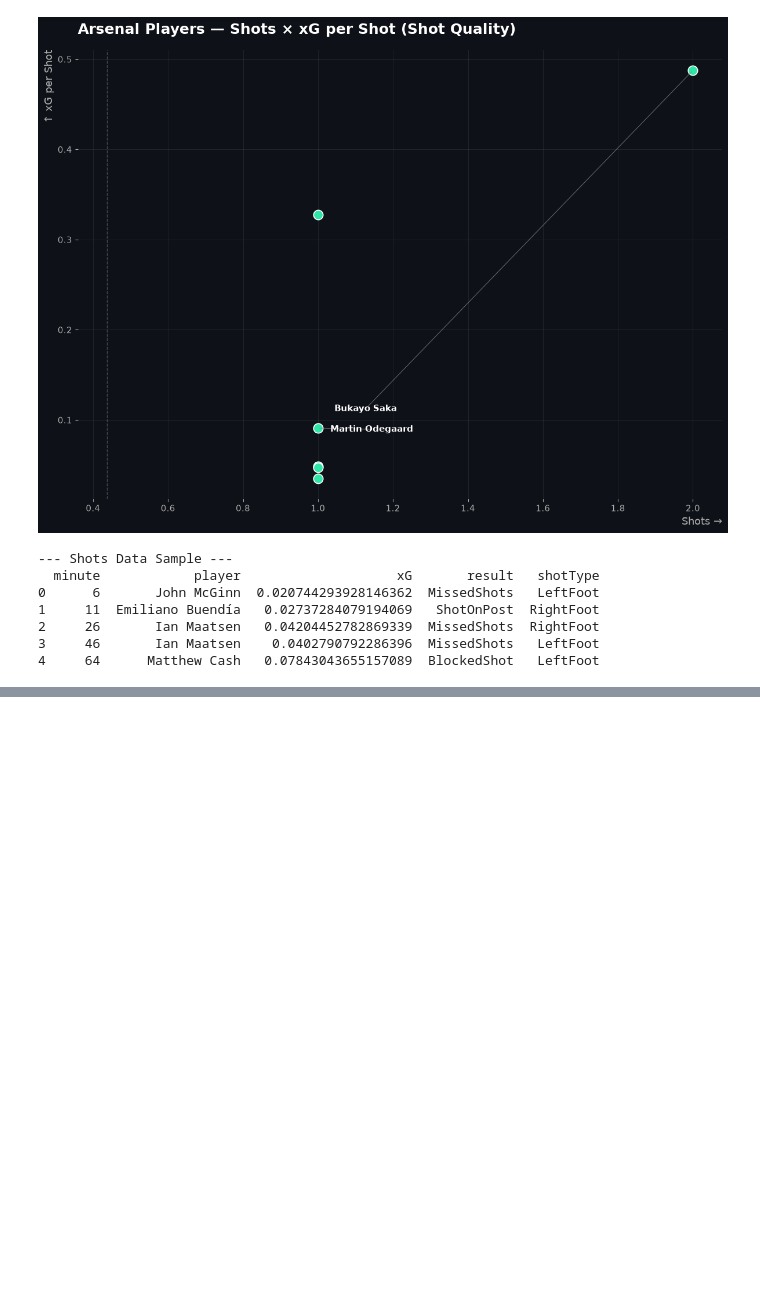
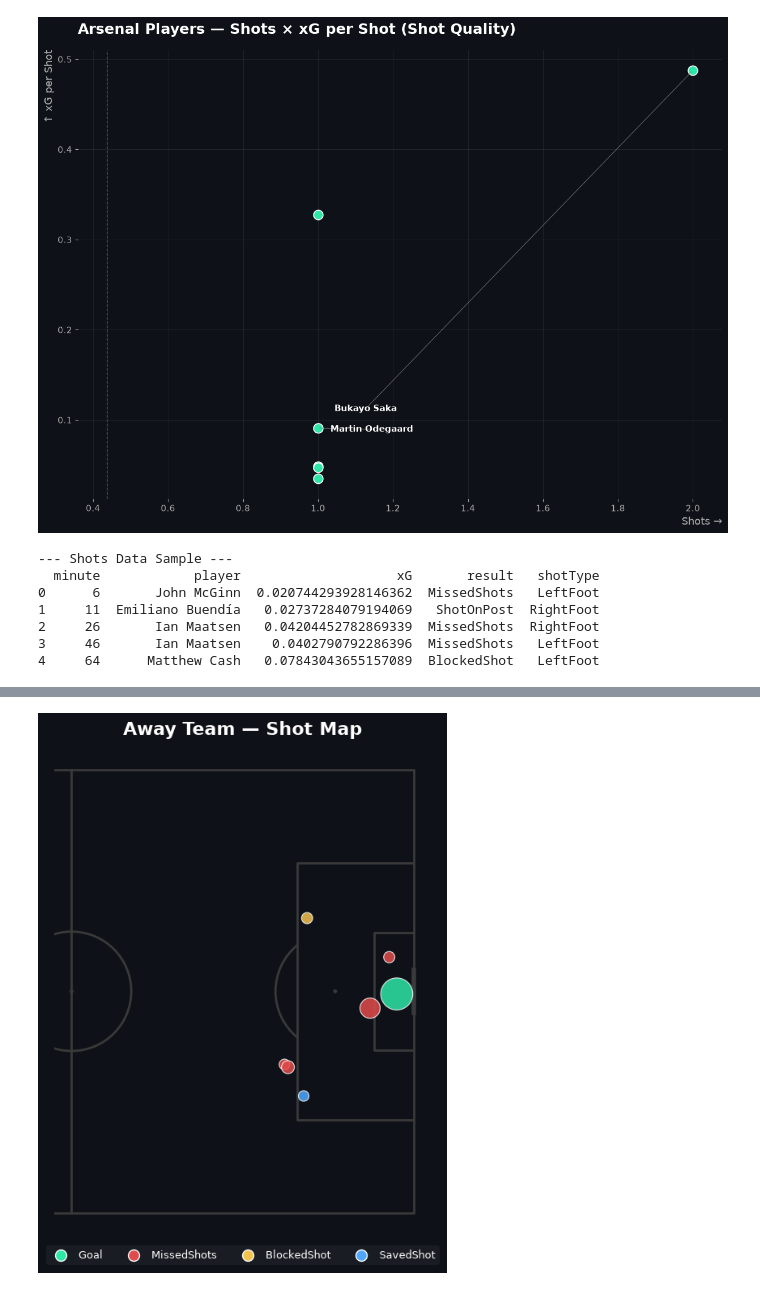
Before and after one commit to SalmaAllam8/football-data-visualization, a Jupyter notebook: Arsenal_undestats.ipynb, the cells around one changed output, grey strips where cells are left out. Saved outputs shown, nothing was run; the diff lists cells and outputs as text; code cells hidden in the pictures; blank space fills up the shorter version.

```diff
--- a/Arsenal_undestats.ipynb
+++ b/Arsenal_undestats.ipynb
@@ -1484,0 +1313,66 @@ all_shots
+# %%
+# 1. Float conversions (continuous coordinates and probabilistic values)
+float_cols = ['X', 'Y', 'xG', 'X_plot', 'Y_plot']
+away_shots[float_cols] = away_shots[float_cols].apply(pd.to_numeric, errors='coerce')
+
+# 2. Integer conversions (counts and identifiers)
+int_cols = ['id', 'minute', 'player_id', 'season', 'match_id', 'h_goals', 'a_goals']
+away_shots[int_cols] = away_shots[int_cols].apply(pd.to_numeric, errors='coerce').astype('Int64')
+
+# 3. Datetime conversion
+away_shots['date'] = pd.to_datetime(away_shots['date'], errors='coerce')
+
+# 4. Low-cardinality String / Categorical optimizations (optional, saves memory)
+cat_cols = ['result', 'h_a', 'situation', 'shotType', 'lastAction']
+away_shots[cat_cols] = away_shots[cat_cols].astype('category')
+# %%
+
+
+# Set up a vertical or horizontal pitch (horizontal shown here, half-pitch since attacking direction is one way)
+pitch = Pitch(pitch_type='opta', pitch_color='#0e1117', line_color='#3a3a3a', half=True)
+fig, ax = pitch.draw(figsize=(10, 7))
+fig.set_facecolor("#0e1117")
+
+# Understat X/Y are 0-1 normalized; Opta pitch_type in mplsoccer expects 0-100
+away_shots = away_shots.copy()
+away_shots['X_plot'] = away_shots['X'] * 100
+away_shots['Y_plot'] = away_shots['Y'] * 100
+
+# Color by outcome
+color_map = {
+    'Goal': '#2ee6a6',
+    'MissedShots': '#e04b4b',
+    'BlockedShot': '#f2c14e',
+    'SavedShot': '#4ea8ff',
+    'ShotOnPost': '#a45ee5'
+}
+colors = away_shots['result'].map(color_map).fillna('#888888')
+
+# Size by xG so bigger chances = bigger dots
+sizes = away_shots['xG'] * 800 + 60
+
+scatter = pitch.scatter(
+    away_shots['X_plot'], away_shots['Y_plot'],
+    s=sizes,
+    c=colors,
+    edgecolors='white',
+    linewidth=0.8,
+    alpha=0.85,
+    ax=ax,
+    zorder=3
+)
+
+# Legend (manual, since color maps to categorical result)
+handles = [plt.Line2D([0], [0], marker='o', color='w', markerfacecolor=c,
+                        markersize=10, label=r, linestyle='')
+           for r, c in color_map.items() if r in away_shots['result'].unique()]
+legend = ax.legend(handles=handles, loc='upper center', bbox_to_anchor=(0.5, -0.02),
+                    ncol=len(handles), facecolor="#1c1f26", edgecolor="none",
+                    labelcolor="white", fontsize=9)
+
+ax.set_title("Away Team — Shot Map", color="white", fontsize=16, fontweight="bold", pad=15)
+
+plt.tight_layout()
+plt.show()
+# %% [output]
+[figure, added]
```
Also changed, not shown: parts of 18 cells of this notebook.
